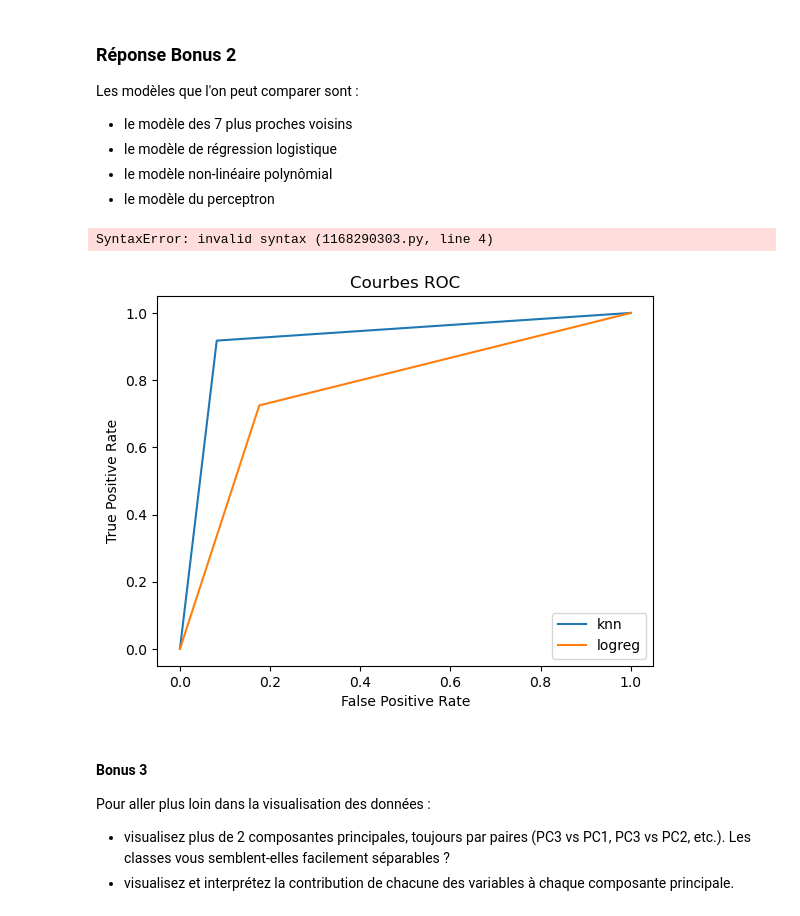
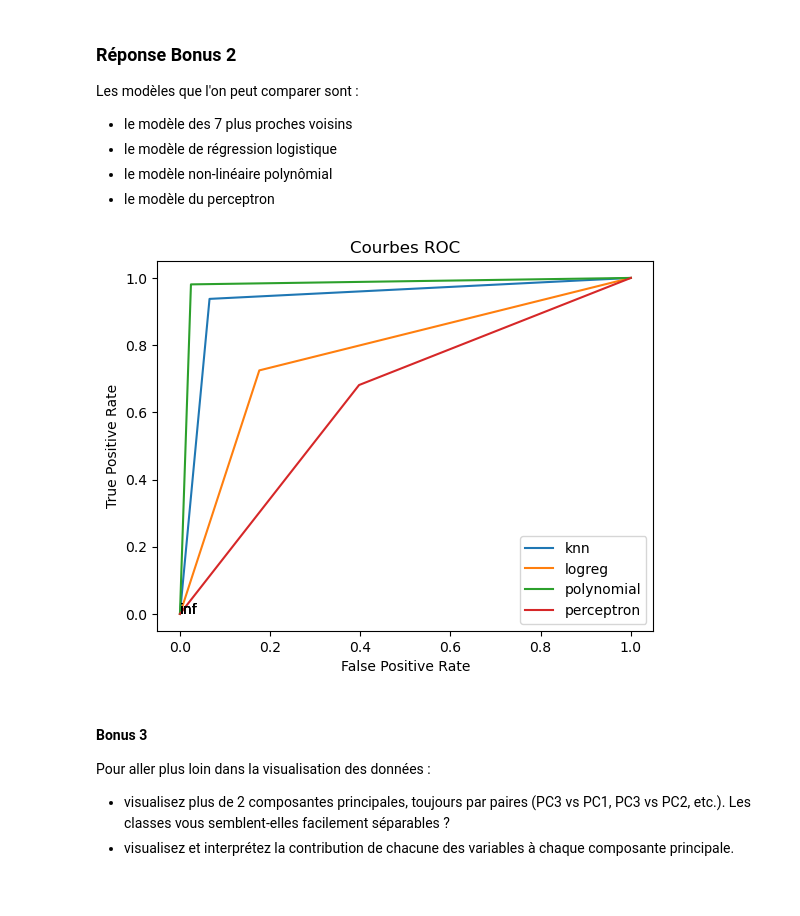
Before and after one commit to donatiendelachesnais/Projet-sciences-des-donn-es, a Jupyter notebook: Projet_SDD_2024.ipynb, the cells around one changed output. Drawn from its saved outputs; the diff is of its cells as text; code cells hidden in the pictures.

```diff
--- a/Projet_SDD_2024.ipynb
+++ b/Projet_SDD_2024.ipynb
@@ -574,55 +576,48 @@ Les modèles que l'on peut comparer sont :
 * le modèle non-linéaire polynômial
 * le modèle du perceptron
 # %%
-# Liste des résultats des modèles en validation croisée construits précédemment
+# Modèles à tester sur les données publiques en utilisant la validation croisée
+knn = neighbors.KNeighborsClassifier(n_neighbors=3)
+logreg = linear_model.LogisticRegression()
+clf = Perceptron(fit_intercept = False, random_state=42)
+reg = linear_model.LogisticRegression(max_iter = 10000)
+
+# Pré-traitement des données
+X_public_preprocessed_polynomial = polynomial_features.fit_transform(X_public_preprocessed)
+
+# Entrainement des modèles
+knn.fit(X_public_preprocessed, y_public)
+logreg.fit(X_public_preprocessed, y_public)
+clf.fit(X_public_preprocessed, y_public)
+reg.fit(X_public_preprocessed_polynomial, y_public)
+
+# Liste des prédictions des modèles en validation croisée construits précédemment
 y_pred_knn = knn.predict(X_public_preprocessed)
 y_pred_logreg = logreg.predict(X_public_preprocessed)
-y_pred_polynomial =
-y_pred_perceptron = clf.perceptron.predict(X_public_preprocessed)
+y_pred_polynomial = reg.predict(X_public_preprocessed_polynomial)
+y_pred_perceptron = clf.predict(X_public_preprocessed)
 
 y_pred = np.array([y_pred_knn, y_pred_logreg, y_pred_polynomial, y_pred_perceptron])
 models = ['knn', 'logreg', 'polynomial', 'perceptron']
 
 # Affichage des courbes ROC sur un même graphique
 plt.figure()
 
 for i in range(4):
-    fpr, tpr, _ = metrics.roc_curve(y_public, y_pred[i])
+    fpr, tpr, thresholds = metrics.roc_curve(y_public, y_pred[i])
     plt.plot(fpr, tpr, label=models[i])
+    for j, threshold in enumerate(thresholds):
+        if j % 10 == 0:
+            plt.text(fpr[j], tpr[j], f"{threshold:.2f}")
 
 plt.xlabel('False Positive Rate')
 plt.ylabel('True Positive Rate')
 plt.title('Courbes ROC')
 plt.legend()
 
 plt.show()
 # %% [output]
-SyntaxError: invalid syntax (1168290303.py, line 4)
+[figure, added]
-# %%
-# Version édulcorée
-
-# Liste des résultats des modèles en validation croisée construits précédemment
-y_pred_knn = knn.predict(X_public)
-y_pred_logreg = logreg.predict(X_public_preprocessed)
-
-y_pred = np.array([y_pred_knn, y_pred_logreg])
-models = ['knn', 'logreg']
-
-# Affichage des courbes ROC sur un même graphique
-plt.figure()
-
-for i in range(2):
-    fpr, tpr, _ = metrics.roc_curve(y_public, y_pred[i])
-    plt.plot(fpr, tpr, label=models[i])
-
-plt.xlabel('False Positive Rate')
-plt.ylabel('True Positive Rate')
-plt.title('Courbes ROC')
-plt.legend()
-
-plt.show()
-# %% [output]
-[figure, removed]
 # %% [markdown]
 #### Bonus 3
 
```
Also changed, not shown: parts of 3 cells of this notebook.
